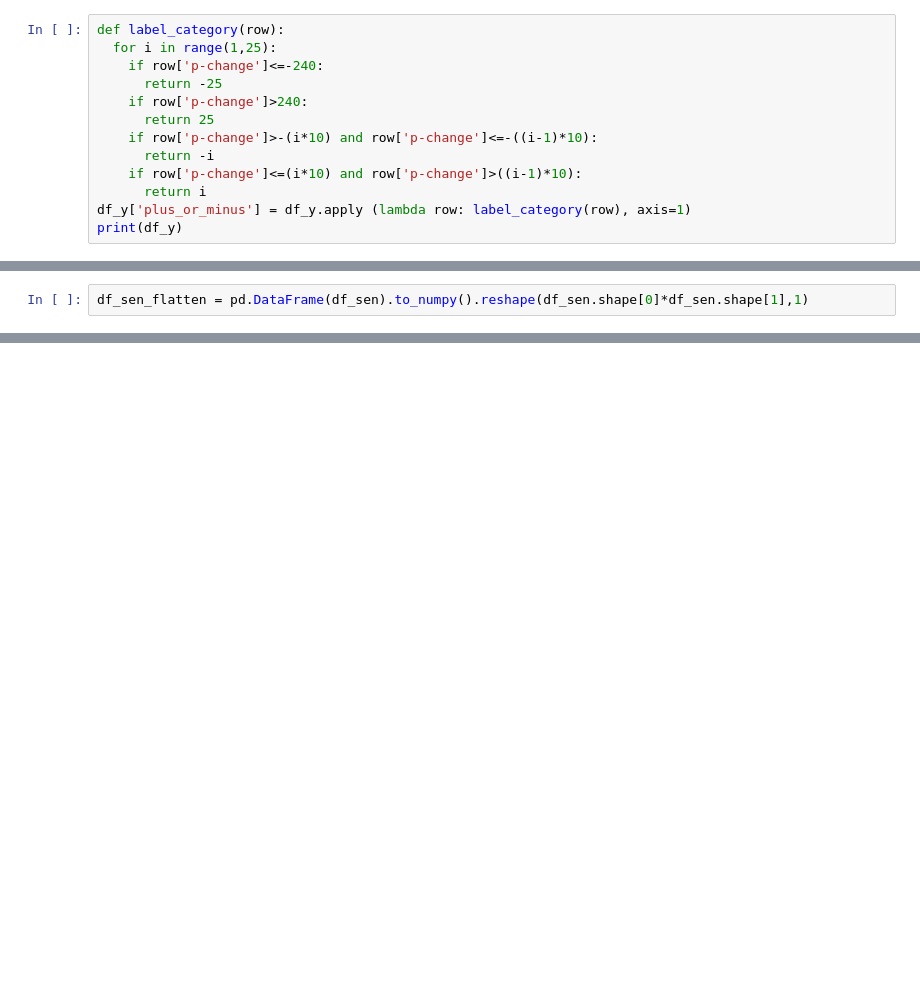
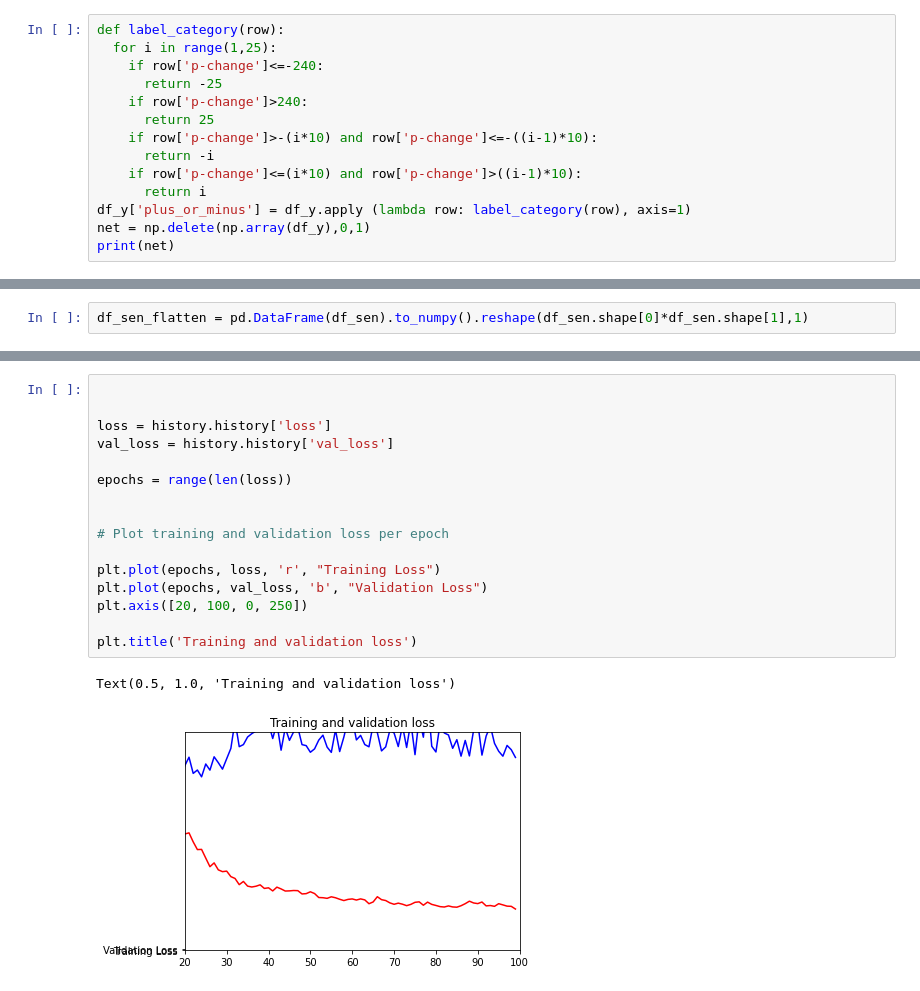
Before and after one commit to SJY-coder/TSP-demo, a Jupyter notebook: TSP_demo.ipynb, the cells around one changed output, grey strips where cells are left out. Saved outputs shown, nothing was run; the diff lists cells and outputs as text; blank space fills up the shorter version.

```diff
--- a/TSP_demo.ipynb
+++ b/TSP_demo.ipynb
@@ -184,5 +191,6 @@ def label_category(row):
     if row['p-change']<=(i*10) and row['p-change']>((i-1)*10):
       return i
 df_y['plus_or_minus'] = df_y.apply (lambda row: label_category(row), axis=1)
-print(df_y)
+net = np.delete(np.array(df_y),0,1)
+print(net)
 # %% [output]
@@ -383 +411,20 @@ Epoch 400/400
+# %%
+
+
+loss = history.history['loss']
+val_loss = history.history['val_loss']
+
+epochs = range(len(loss))
+
+
+# Plot training and validation loss per epoch
+
+plt.plot(epochs, loss, 'r', "Training Loss")
+plt.plot(epochs, val_loss, 'b', "Validation Loss")
+plt.axis([20, 100, 0, 250])
+
+plt.title('Training and validation loss')
+# %% [output]
+Text(0.5, 1.0, 'Training and validation loss')
+[figure, added]
 # %%
```
Also changed, not shown: parts of 34 cells of this notebook.
